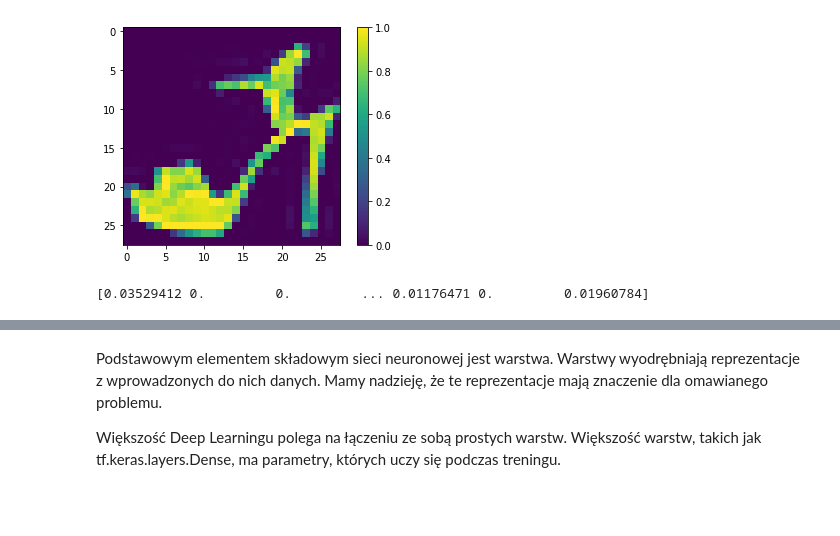
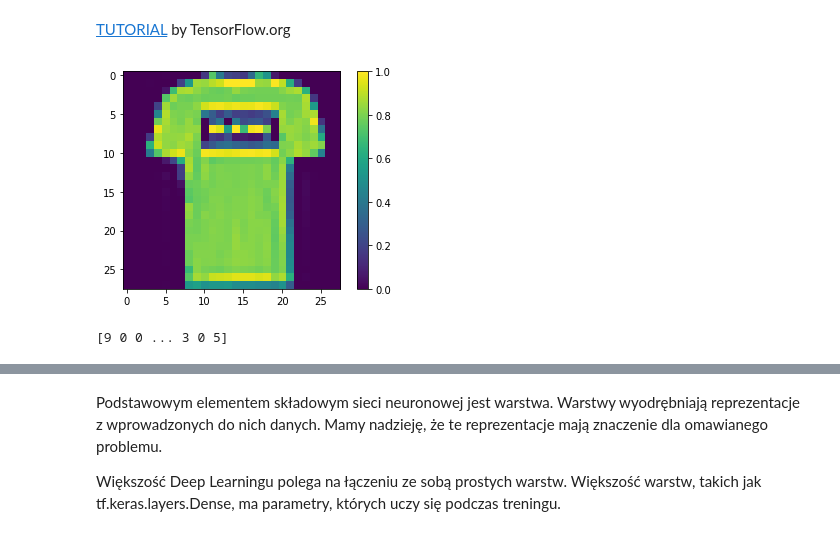
Before and after one commit to david-l-morton/ML-Projects, a Jupyter notebook: Tensorflow.ipynb, the cells around one changed output, grey strips where cells are left out. Drawn from its saved outputs; the diff is of its cells as text; code cells hidden in the pictures; blank space fills up the shorter version.

Commit message:
tensorflow - clothes predictions

```diff
--- a/Tensorflow.ipynb
+++ b/Tensorflow.ipynb
@@ -1,30 +1,43 @@
 # %% [markdown]
 <a href="https://colab.research.google.com/github/tableClothed/ML-Projects/blob/master/Tensorflow.ipynb" target="_parent"><img src="https://colab.research.google.com/assets/colab-badge.svg" alt="Open In Colab"/></a>
+# %% [markdown]
+[TUTORIAL](https://www.tensorflow.org/tutorials/keras/classification) by TensorFlow.org
 # %%
 import tensorflow as tf
 from tensorflow import keras
 import numpy as np
 import matplotlib.pyplot as plt
 
 data = keras.datasets.fashion_mnist
 
 (train_images, train_labels), (test_images, test_labels) = data.load_data()
 
 class_names = ['T-shirt/top', 'Trouser', 'Pullover', 'Dress', 'Coat',
                 'Sandal', 'Shirt', 'Sneaker', 'Bag', 'Ankle boot']
 
+# tshirt      - 0
+# trouser     - 1
+# pullover    - 2
+# dress       - 3
+# coat        - 4
+# sandal      - 5
+# shirt       - 6
+# sneaker     - 7
+# bag         - 8
+# ankle boot  - 9
+
 train_images = train_images/255.0
-train_labels = train_labels/255.0 # to get the decimal/float values
+test_images = test_images/255.0 # to get the decimal/float values
 
 plt.figure()
 plt.grid(False)
-plt.imshow(train_images[9])
+plt.imshow(train_images[1])
 plt.colorbar()
 plt.show()
 # %% [output]
-[figure, old version]
+[figure, new version]
 # %%
 print(train_labels)
 # %% [output]
-[0.03529412 0.         0.         ... 0.01176471 0.         0.01960784]
+[9 0 0 ... 3 0 5]
 # %%
```
Also changed, not shown: parts of 24 cells of this notebook.
